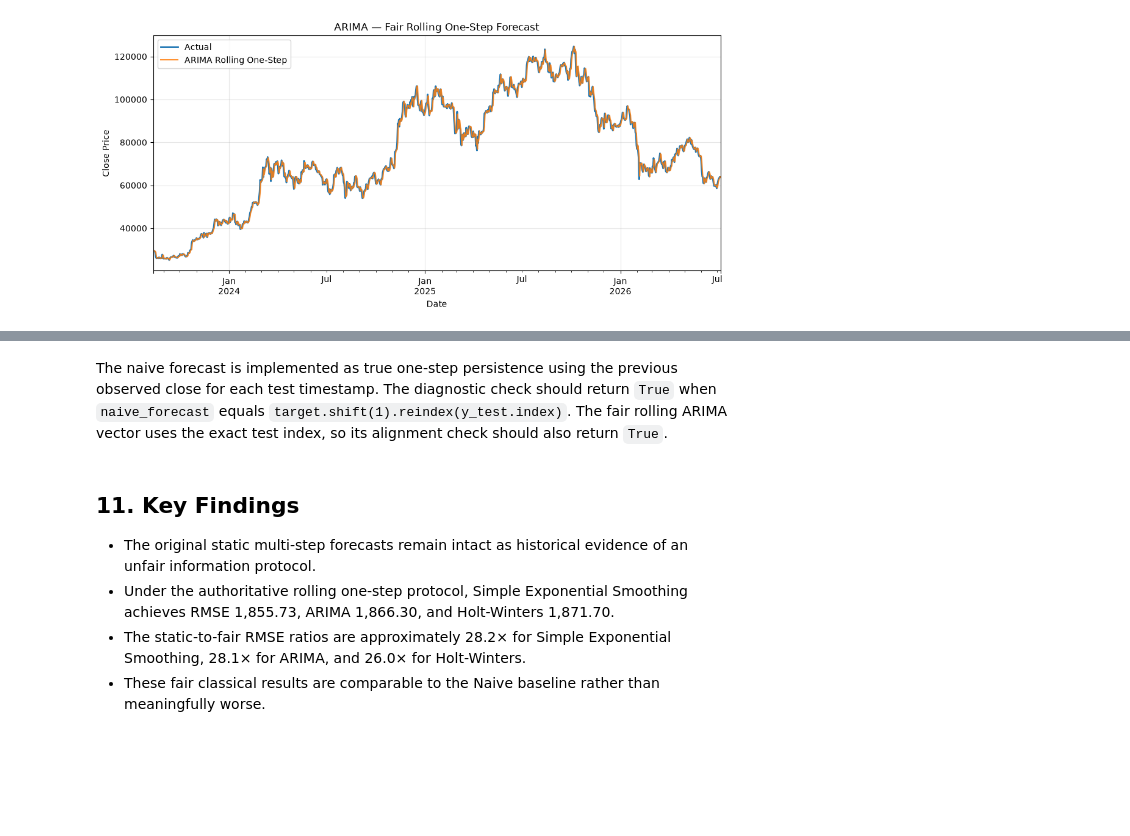
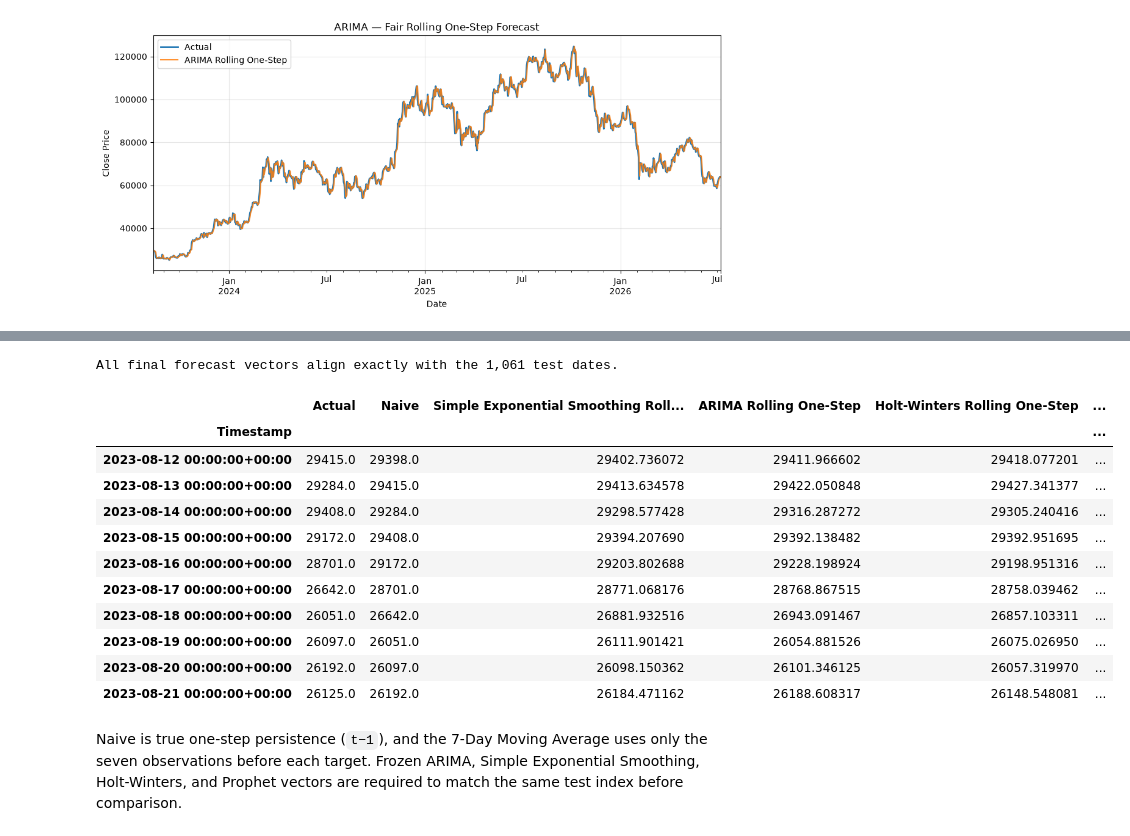
Before and after one commit to mdsoadsolaiman/Time-Series-Foundation-Models, a Jupyter notebook: notebooks/02_Classical_Models.ipynb, the cells around one changed output, grey strips where cells are left out. Drawn from its saved outputs; the diff is of its cells as text; code cells hidden in the pictures; blank space fills up the shorter version.

```diff
--- a/notebooks/02_Classical_Models.ipynb
+++ b/notebooks/02_Classical_Models.ipynb
@@ -303,33 +230,0 @@ metrics_table.sort_values("RMSE")
-# %%
-diagnostics = pd.DataFrame(
-    {
-        "y_test": y_test,
-        "Naive": naive_forecast,
-        "7-Day Moving Average": moving_average_forecast,
-        "Simple Exponential Smoothing Rolling One-Step": simple_exp_rolling_forecast,
-        "Holt-Winters Rolling One-Step": holt_winters_rolling_forecast,
-        "ARIMA Rolling One-Step": arima_rolling_forecast,
-    }
-)
-
-print("First 10 forecast diagnostics:")
-print(diagnostics.head(10).to_string())
-
-print("Naive forecast equals one-step lagged actuals:")
-print(naive_forecast.equals(target.shift(1).reindex(y_test.index)))
-
-print("Rolling ARIMA forecast index aligns with y_test:")
-print(arima_rolling_forecast.index.equals(y_test.index))
-
-fig, ax = plt.subplots(figsize=(12, 5))
-y_test.plot(ax=ax, label="Actual", linewidth=2)
-
-for model_name, forecast in forecasts.items():
-    forecast.plot(ax=ax, label=model_name, alpha=0.85)
-
-ax.set_title("Fair Rolling One-Step Forecast Diagnostics: Test Set Alignment")
-ax.set_xlabel("Date")
-ax.set_ylabel("Close")
-ax.legend()
-ax.grid(True, alpha=0.3)
-plt.show()
@@ -355,9 +231,24 @@ True
-# %% [markdown]
-The naive forecast is implemented as true one-step persistence using the previous observed close for each test timestamp. The diagnostic check should return `True` when `naive_forecast` equals `target.shift(1).reindex(y_test.index)`. The fair rolling ARIMA vector uses the exact test index, so its alignment check should also return `True`.
-# %% [markdown]
-## 11. Key Findings
-
-- The original static multi-step forecasts remain intact as historical evidence of an unfair information protocol.
-- Under the authoritative rolling one-step protocol, Simple Exponential Smoothing achieves RMSE 1,855.73, ARIMA 1,866.30, and Holt-Winters 1,871.70.
-- The static-to-fair RMSE ratios are approximately 28.2× for Simple Exponential Smoothing, 28.1× for ARIMA, and 26.0× for Holt-Winters.
-- These fair classical results are comparable to the Naive baseline rather than meaningfully worse.
+# %%
+diagnostics = pd.DataFrame({"Actual": y_test, **forecasts})
+assert diagnostics.index.equals(test.index)
+assert diagnostics.notna().all().all()
+assert naive_forecast.equals(target.shift(1).reindex(y_test.index))
+assert all(forecast.index.equals(y_test.index) for forecast in forecasts.values())
+print("All final forecast vectors align exactly with the 1,061 test dates.")
+diagnostics.head(10)
+# %% [output]
+All final forecast vectors align exactly with the 1,061 test dates.
+|  | Actual | Naive | Simple Exponential Smoothing Roll... | ARIMA Rolling One-Step | Holt-Winters Rolling One-Step | ... |
+| Timestamp |  |  |  |  |  | ... |
+| 2023-08-12 00:00:00+00:00 | 29415.0 | 29398.0 | 29402.736072 | 29411.966602 | 29418.077201 | ... |
+| 2023-08-13 00:00:00+00:00 | 29284.0 | 29415.0 | 29413.634578 | 29422.050848 | 29427.341377 | ... |
+| 2023-08-14 00:00:00+00:00 | 29408.0 | 29284.0 | 29298.577428 | 29316.287272 | 29305.240416 | ... |
+| 2023-08-15 00:00:00+00:00 | 29172.0 | 29408.0 | 29394.207690 | 29392.138482 | 29392.951695 | ... |
+| 2023-08-16 00:00:00+00:00 | 28701.0 | 29172.0 | 29203.802688 | 29228.198924 | 29198.951316 | ... |
+| 2023-08-17 00:00:00+00:00 | 26642.0 | 28701.0 | 28771.068176 | 28768.867515 | 28758.039462 | ... |
+| 2023-08-18 00:00:00+00:00 | 26051.0 | 26642.0 | 26881.932516 | 26943.091467 | 26857.103311 | ... |
+| 2023-08-19 00:00:00+00:00 | 26097.0 | 26051.0 | 26111.901421 | 26054.881526 | 26075.026950 | ... |
+| 2023-08-20 00:00:00+00:00 | 26192.0 | 26097.0 | 26098.150362 | 26101.346125 | 26057.319970 | ... |
+| 2023-08-21 00:00:00+00:00 | 26125.0 | 26192.0 | 26184.471162 | 26188.608317 | 26148.548081 | ... |
+# %% [markdown]
+Naive is true one-step persistence (`t−1`), and the 7-Day Moving Average uses only the seven observations before each target. Frozen ARIMA, Simple Exponential Smoothing, Holt-Winters, and Prophet vectors are required to match the same test index before comparison.
```
Also changed, not shown: parts of 31 cells of this notebook.
